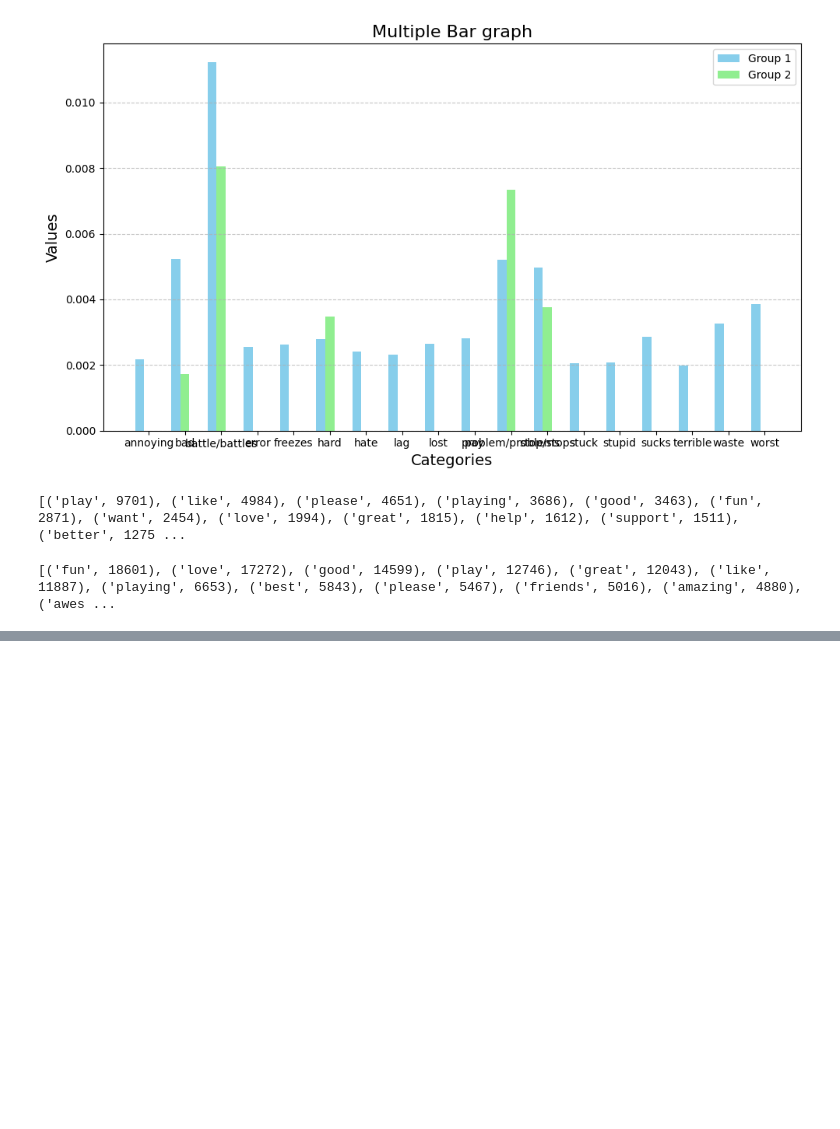
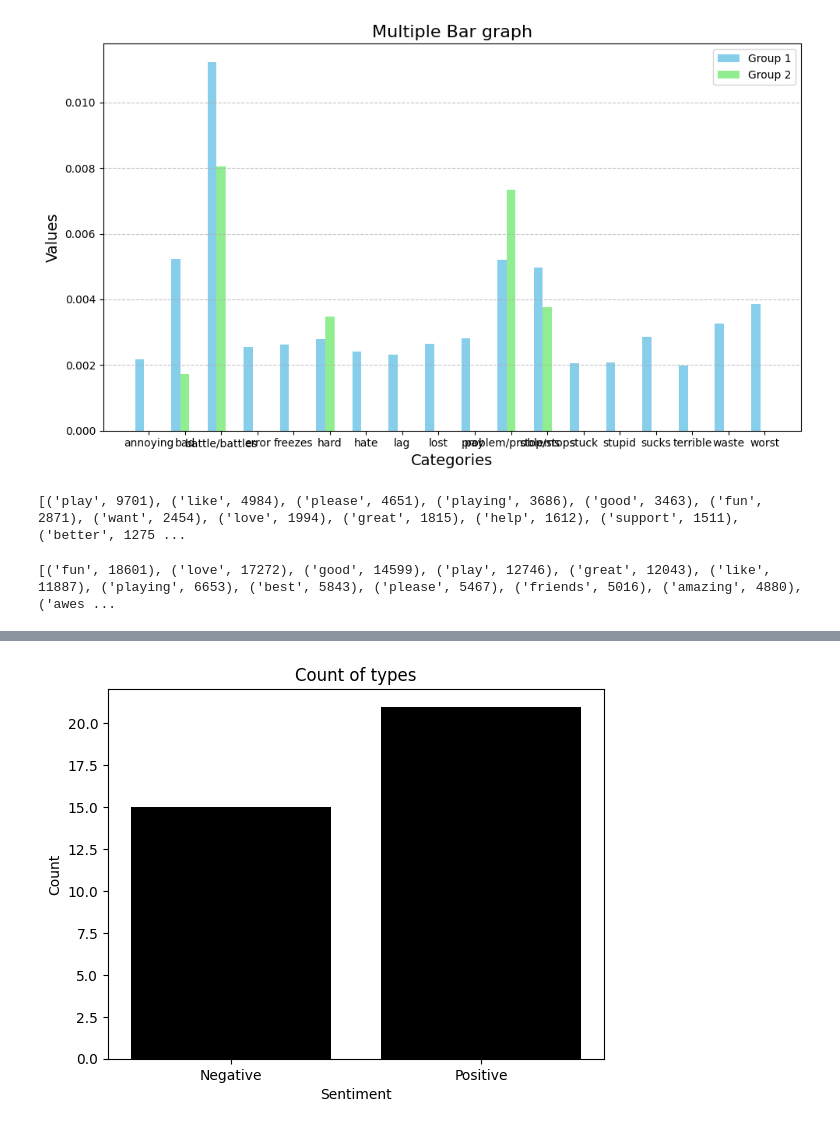
Before and after one commit to jinnykj/PokemonGO-Review-dataset-analysis, a Jupyter notebook: 데이터_시각화_기말_과제.ipynb, the cells around one changed output, grey strips where cells are left out. Saved outputs shown, nothing was run; the diff lists cells and outputs as text; code cells hidden in the pictures; blank space fills up the shorter version.

```diff
--- a/데이터_시각화_기말_과제.ipynb
+++ b/데이터_시각화_기말_과제.ipynb
@@ -789,0 +909,12 @@ plt.show()
+# %%
+subjects = ['Negative','Positive']
+scores = [negspe,posspe]
+
+
+plt.bar(subjects,scores,color='black')
+plt.title('Count of types')
+plt.xlabel('Sentiment')
+plt.ylabel('Count')
+plt.show()
+# %% [output]
+[figure, added]
```
Also changed, not shown: parts of 17 cells of this notebook.
